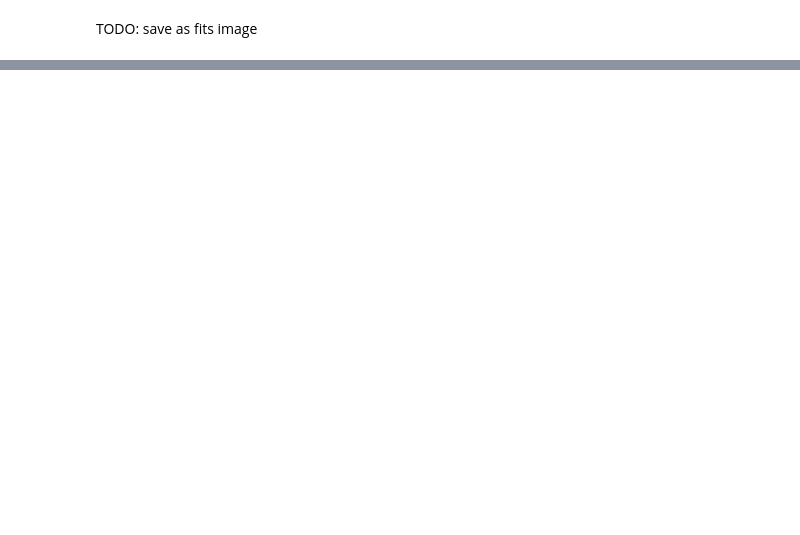
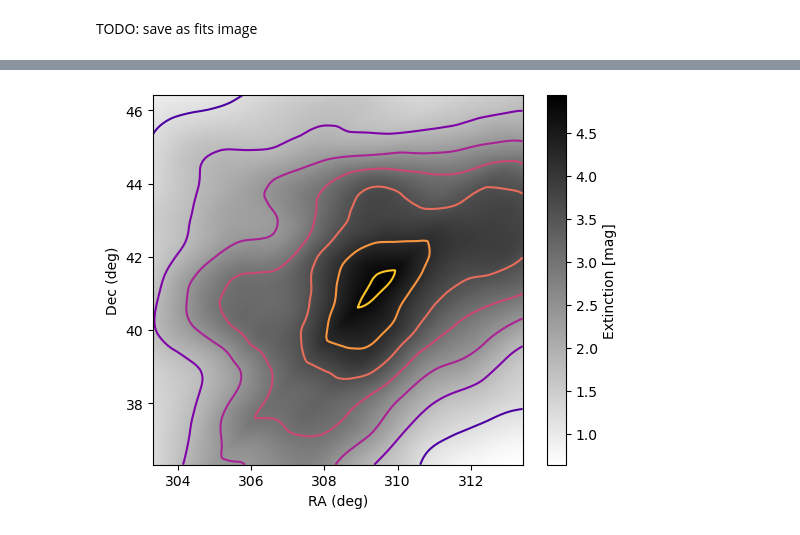
Before and after one commit to lodubay/DustBuster, a Jupyter notebook: projections.ipynb, the cells around one changed output, grey strips where cells are left out. Saved outputs shown, nothing was run; the diff lists cells and outputs as text; code cells hidden in the pictures; blank space fills up the shorter version.

```diff
--- a/projections.ipynb
+++ b/projections.ipynb
@@ -135,0 +158,3 @@ TODO: save as fits image
+# %%
+intext = np.loadtxt('data/CygOB2_intext.csv', delimiter=',', skiprows=1)
+intext
@@ -135,0 +169,11 @@ TODO: save as fits image
+# %%
+fig, ax = plt.subplots()
+qm = ax.pcolormesh(ra_grid, dec_grid, intext[:,3].reshape(ra_grid.shape), shading='gouraud', cmap='binary')
+ax.contour(ra_grid, dec_grid, intext[:,3].reshape(ra_grid.shape), cmap='plasma')
+plt.colorbar(qm, ax=ax, label='Extinction [mag]')
+ax.set_xlabel('RA (deg)')
+ax.set_ylabel('Dec (deg)')
+ax.set_aspect('equal')
+plt.show()
+# %% [output]
+[figure, added]
```
Also changed, not shown: parts of 14 cells of this notebook, 1 other file.
